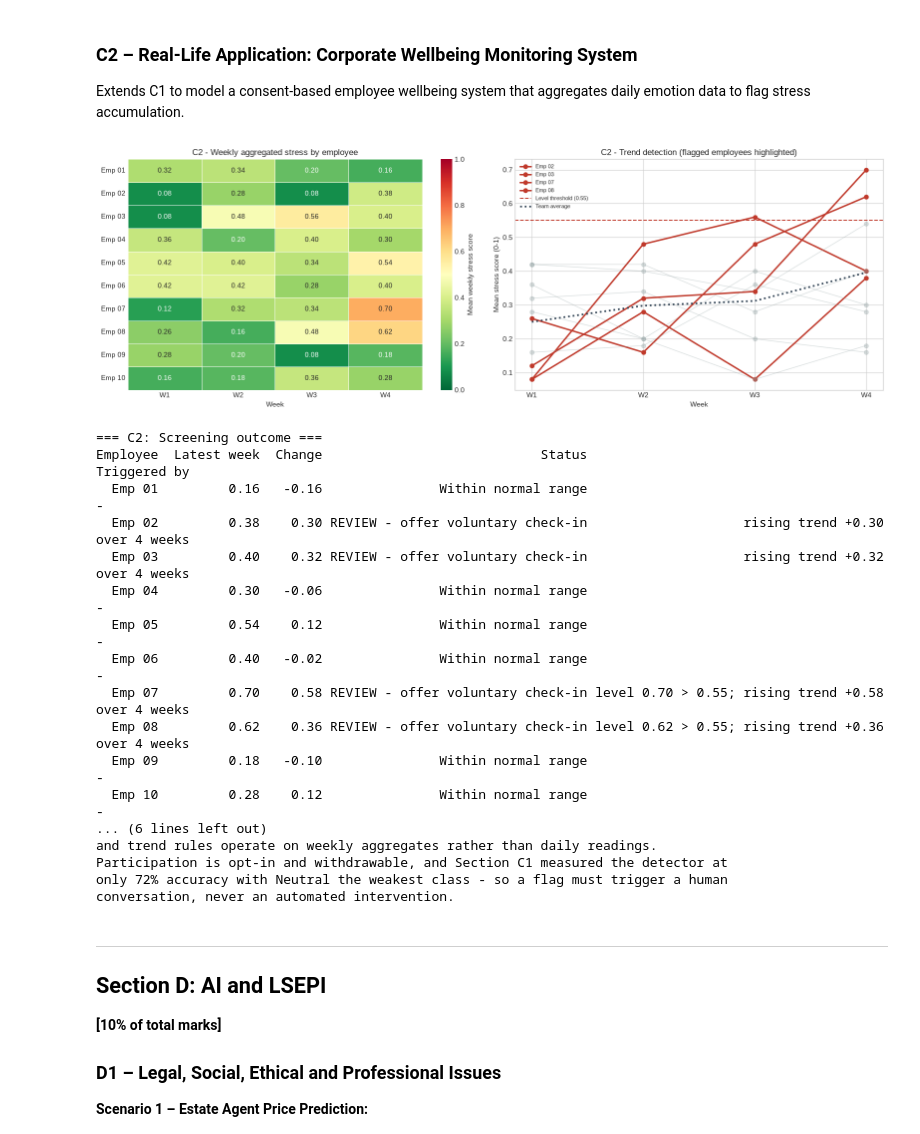
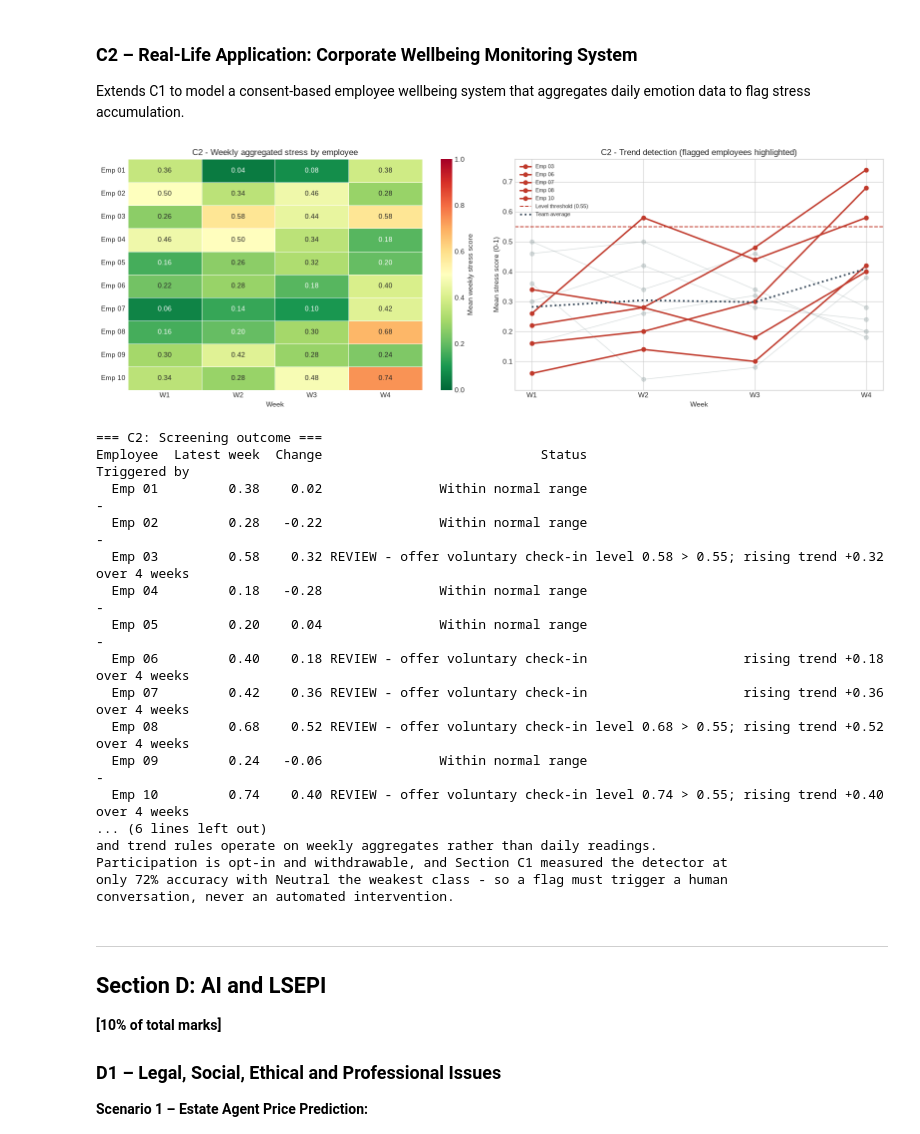
Before and after one commit to ryanthemechanic/GRE-Coursework, a Jupyter notebook: Year-2/Semester-2/COMP1891/COMP1891_notebook.ipynb, the cells around one changed output. Drawn from its saved outputs; the diff is of its cells as text; code cells hidden in the pictures.

```diff
--- a/Year-2/Semester-2/COMP1891/COMP1891_notebook.ipynb
+++ b/Year-2/Semester-2/COMP1891/COMP1891_notebook.ipynb
@@ -906,7 +1031,7 @@ Analysis of k: very small k (1-3) overfits - each prediction follows a single no
 # B2.2 - Evaluate the tuned kNN model
 baseline = y_te.value_counts(normalize=True).max()
 
-knn_best  = KNeighborsClassifier(n_neighbors=best_k).fit(X_tr, y_tr)
+knn_best  = make_pipeline(KNeighborsClassifier(n_neighbors=best_k)).fit(X_tr, y_tr)
 y_hat_knn = knn_best.predict(X_te)
 knn_acc   = accuracy_score(y_te, y_hat_knn)
 knn_bacc  = balanced_accuracy_score(y_te, y_hat_knn)
@@ -925,13 +1050,13 @@ print("\n=== Classification Report ===")
 print(classification_report(y_te, y_hat_knn, zero_division=0))
 print("Metric meanings: precision = of the properties predicted as a grade, how many "
       "really are; recall = of the properties truly of that grade, how many were found; "
-      "F1 = their harmonic mean. Weighted averaging is dominated by grade 5, so the gap "
-      "between weighted and macro F1 measures how badly the minority grades are served.")
+      "F1 = their harmonic mean. Weighted averaging is dominated by the majority grade, "
+      "so the gap between weighted and macro F1 measures how badly minority grades fare.")
 
 fig, ax = plt.subplots(figsize=(7, 6))
 ConfusionMatrixDisplay.from_predictions(y_te, y_hat_knn, ax=ax, colorbar=False)
 ax.set_title(f'B2 - kNN Confusion Matrix (k={best_k})')
 plt.tight_layout()
-plt.savefig('B2_knn_confusion.png', dpi=150, bbox_inches='tight')
+save_fig('B2_knn_confusion')
 plt.show()
 # %% [output]
@@ -1388,7 +1524,7 @@ if expr_imgs:
         ax.axis('off')
     plt.suptitle('C1 - Reference Expressions (one exemplar per class)', fontsize=12)
     plt.tight_layout()
-    plt.savefig('C1_reference_expressions.png', dpi=150, bbox_inches='tight')
+    save_fig('C1_reference_expressions')
     plt.show()
 else:
     print("Expressions/ folder is empty - add one image per expression.")
@@ -1514,7 +1661,7 @@ if ground_truth and results['True'].notna().all():
         ax.set_title(method, fontsize=11)
     plt.suptitle('C1 - Confusion matrices against ground truth', fontsize=13)
     plt.tight_layout()
-    plt.savefig('C1_confusion_matrices.png', dpi=150, bbox_inches='tight')
+    save_fig('C1_confusion_matrices')
     plt.show()
 else:
     print("Ground truth unavailable - reporting predicted distribution only.")
@@ -1568,16 +1715,16 @@ if ground_truth and results['True'].notna().all():
             ax.axis('off')
         plt.suptitle('C1 - Images wrongly detected as Neutral', fontsize=12)
         plt.tight_layout()
-        plt.savefig('C1_false_neutrals.png', dpi=150, bbox_inches='tight')
+        save_fig('C1_false_neutrals')
         plt.show()
 
-    low_conf = results[results['Confidence'] < 0.4]
-    print(f"Low-confidence predictions (<0.40): {len(low_conf)} of {len(results)}")
+    low_conf = results[results['Confidence'] < CONF_THRESHOLD]
+    print(f"Low-confidence predictions (<CONF_THRESHOLD): {len(low_conf)} of {len(results)}")
     acc_low  = (low_conf['Classifier'] == low_conf['True']).mean() if len(low_conf) else float('nan')
-    hi = results[results['Confidence'] >= 0.4]
+    hi = results[results['Confidence'] >= CONF_THRESHOLD]
     acc_high = (hi['Classifier'] == hi['True']).mean() if len(hi) else float('nan')
-    print(f"  accuracy when confident (>=0.40): {acc_high:.1%}")
-    print(f"  accuracy when unconfident (<0.40): {acc_low:.1%}")
+    print(f"  accuracy when confident (>=CONF_THRESHOLD): {acc_high:.1%}")
+    print(f"  accuracy when unconfident (<CONF_THRESHOLD): {acc_low:.1%}")
     print("\nConfidence is therefore a usable filter: low-scoring predictions can be "
           "routed for human review instead of being acted on automatically.")
 # %% [output]
@@ -1638,7 +1785,7 @@ daily emotion data to flag stress accumulation.
 # operational system that would sit on top of it: expressions are converted to a stress
 # weight, aggregated per employee per week, and screened by two rules - a level rule and
 # a trend rule. Only aggregates are ever surfaced, never individual daily readings.
-np.random.seed(7)
+np.random.seed(SEED)
 
 EMPLOYEES = [f'Emp {i+1:02d}' for i in range(10)]
 WEEKS     = [f'W{w+1}' for w in range(4)]
@@ -1680,8 +1827,8 @@ for e, emp in enumerate(EMPLOYEES):
         daily = np.random.choice(EXPRS, DAYS, p=expression_mix(level))
         weekly[e, w] = np.mean([STRESS[x] for x in daily])
 
-ALERT_LEVEL = 0.55      # sustained elevated stress
-ALERT_TREND = 0.15      # rise from first to last week
+ALERT_LEVEL = STRESS_LEVEL   # from the configuration block
+ALERT_TREND = STRESS_TREND   # from the configuration block
 
 alerts = []
 for e, emp in enumerate(EMPLOYEES):
@@ -1705,47 +1852,47 @@ axes[0].set_title('C2 - Weekly aggregated stress by employee')
 axes[0].set_xlabel('Week')
 
 for e, emp in enumerate(EMPLOYEES):
     flagged = alert_df.loc[e, 'Status'].startswith('REVIEW')
     axes[1].plot(WEEKS, weekly[e], marker='o', lw=2.2 if flagged else 1,
                  alpha=1.0 if flagged else 0.35,
                  color='#c0392b' if flagged else '#95a5a6',
                  label=emp if flagged else None)
 axes[1].axhline(ALERT_LEVEL, color='#c0392b', ls='--', lw=1.4,
                 label=f'Level threshold ({ALERT_LEVEL})')
 axes[1].plot(WEEKS, weekly.mean(axis=0), color='#2c3e50', lw=2.5, ls=':',
              label='Team average')
 axes[1].set_ylabel('Mean stress score (0-1)'); axes[1].set_xlabel('Week')
 axes[1].set_title('C2 - Trend detection (flagged employees highlighted)')
 axes[1].legend(fontsize=8)
 plt.tight_layout()
-plt.savefig('C2_wellbeing_monitor.png', dpi=150, bbox_inches='tight')
+save_fig('C2_wellbeing_monitor')
 plt.show()
 
 print("=== C2: Screening outcome ===")
 print(alert_df.to_string(index=False))
 n_flag = int((alert_df['Status'].str.startswith('REVIEW')).sum())
 print(f"\nTeam average stress: {weekly.mean():.2f}   Employees flagged: {n_flag}/{len(EMPLOYEES)}")
 print("\nHow this would be deployed responsibly: the flag is a prompt to OFFER support,")
 print("never an input to performance management. Managers see the team average and the")
 print("count of flagged staff, not the per-person matrix above, which is why the level")
 print("and trend rules operate on weekly aggregates rather than daily readings.")
 print("Participation is opt-in and withdrawable, and Section C1 measured the detector at")
 print("only 72% accuracy with Neutral the weakest class - so a flag must trigger a human")
 print("conversation, never an automated intervention.")
 # %% [output]
-[figure, old version]
+[figure, new version]
 === C2: Screening outcome ===
 Employee  Latest week  Change                            Status                                       Triggered by
-  Emp 01         0.16   -0.16               Within normal range                                                  -
-  Emp 02         0.38    0.30 REVIEW - offer voluntary check-in                    rising trend +0.30 over 4 weeks
-  Emp 03         0.40    0.32 REVIEW - offer voluntary check-in                    rising trend +0.32 over 4 weeks
-  Emp 04         0.30   -0.06               Within normal range                                                  -
-  Emp 05         0.54    0.12               Within normal range                                                  -
-  Emp 06         0.40   -0.02               Within normal range                                                  -
-  Emp 07         0.70    0.58 REVIEW - offer voluntary check-in level 0.70 > 0.55; rising trend +0.58 over 4 weeks
-  Emp 08         0.62    0.36 REVIEW - offer voluntary check-in level 0.62 > 0.55; rising trend +0.36 over 4 weeks
-  Emp 09         0.18   -0.10               Within normal range                                                  -
-  Emp 10         0.28    0.12               Within normal range                                                  -
+  Emp 01         0.38    0.02               Within normal range                                                  -
+  Emp 02         0.28   -0.22               Within normal range                                                  -
+  Emp 03         0.58    0.32 REVIEW - offer voluntary check-in level 0.58 > 0.55; rising trend +0.32 over 4 weeks
+  Emp 04         0.18   -0.28               Within normal range                                                  -
+  Emp 05         0.20    0.04               Within normal range                                                  -
+  Emp 06         0.40    0.18 REVIEW - offer voluntary check-in                    rising trend +0.18 over 4 weeks
+  Emp 07         0.42    0.36 REVIEW - offer voluntary check-in                    rising trend +0.36 over 4 weeks
+  Emp 08         0.68    0.52 REVIEW - offer voluntary check-in level 0.68 > 0.55; rising trend +0.52 over 4 weeks
+  Emp 09         0.24   -0.06               Within normal range                                                  -
+  Emp 10         0.74    0.40 REVIEW - offer voluntary check-in level 0.74 > 0.55; rising trend +0.40 over 4 weeks
 ... (6 lines left out)
 and trend rules operate on weekly aggregates rather than daily readings.
 Participation is opt-in and withdrawable, and Section C1 measured the detector at
```
Also changed, not shown: parts of 29 cells of this notebook, 40 other files.
